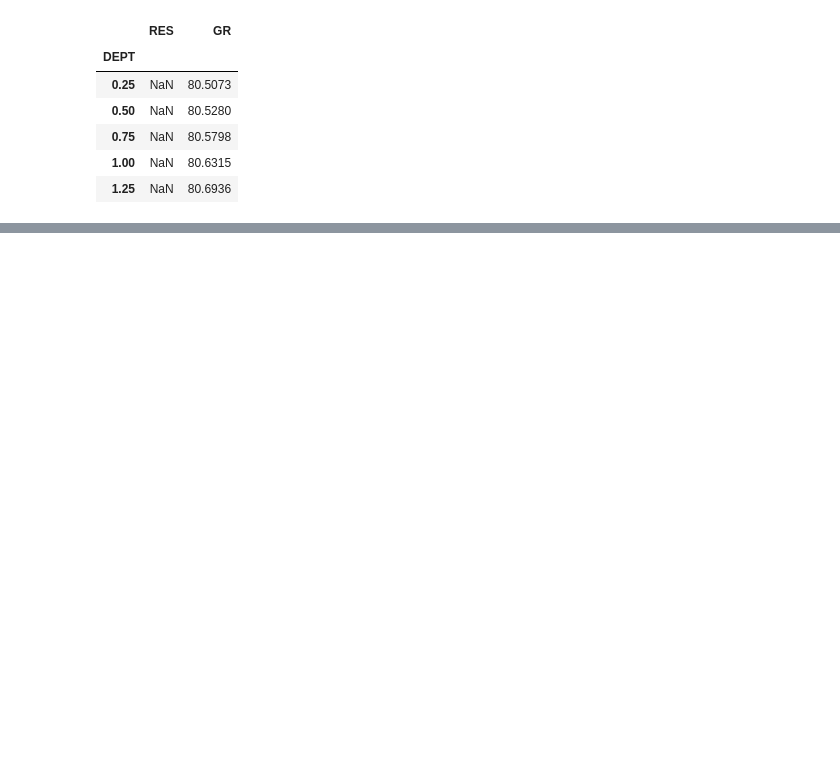
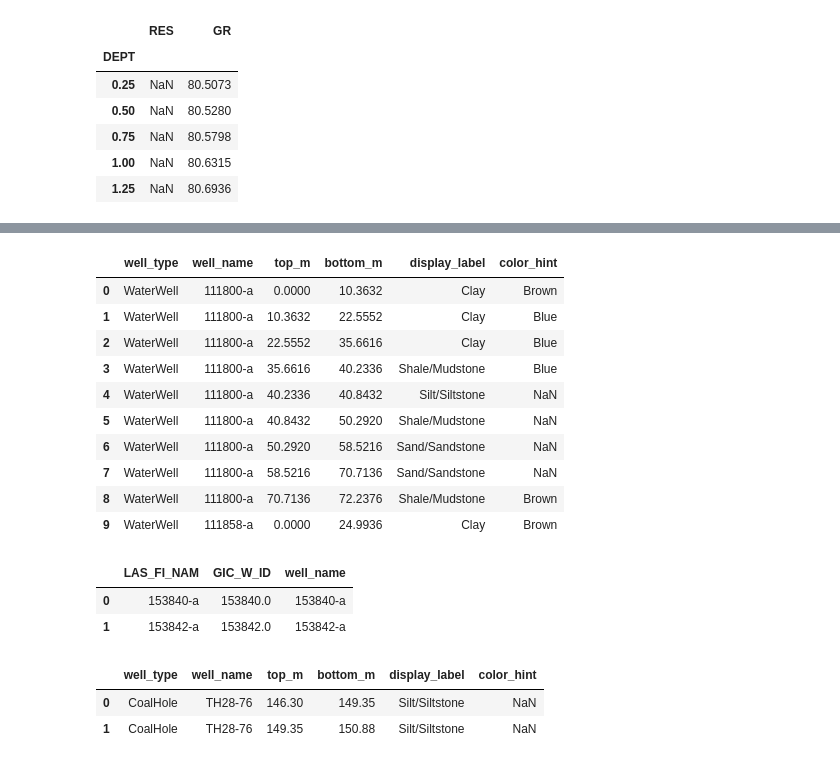
Before and after one commit to emgeolab/alberta_atem, a Jupyter notebook: notebooks/well_inversion_comparison.ipynb, the cells around one changed output, grey strips where cells are left out. Drawn from its saved outputs; the diff is of its cells as text; code cells hidden in the pictures; blank space fills up the shorter version.

Commit message:
Well lithology analysis

```diff
--- a/notebooks/well_inversion_comparison.ipynb
+++ b/notebooks/well_inversion_comparison.ipynb
@@ -359,0 +225,9 @@ def load_well_las(well_name, well_type):
+# %%
+# Water well collar data (well name and ID)
+water_collar_df = gpd.read_file(water_collar_path)[
+    ["LAS_FI_NAM", "GIC_W_ID"]
+].copy()  # For well name
+water_collar_df["GIC_W_ID"] = pd.to_numeric(
+    water_collar_df["GIC_W_ID"], errors="coerce"
+)
+water_collar_df["well_name"] = water_collar_df["LAS_FI_NAM"].astype(str).str.strip()
@@ -359,0 +240,22 @@ def load_well_las(well_name, well_type):
+# %%
+# Water litho data
+water_lith_df = gpd.read_file(water_lith_path).copy()
+
+# Convert numeric data.
+water_lith_df["GIC_WELL_I"] = pd.to_numeric(
+    water_lith_df["GIC_WELL_I"], errors="coerce"
+)
+print(water_lith_df.head(2))
+
+# Merge litho data with collar data to get well names.
+water_lith_df = water_lith_df.merge(
+    water_collar_df[["GIC_W_ID", "well_name"]],
+    left_on="GIC_WELL_I",
+    right_on="GIC_W_ID",
+    how="left",
+)
+water_lith_df["top_m"] = pd.to_numeric(water_lith_df["FINALFROM_"], errors="coerce")
+water_lith_df["bottom_m"] = pd.to_numeric(water_lith_df["FINALTO_M"], errors="coerce")
+water_lith_df["raw_lithology"] = (
+    water_lith_df["MATERIAL"].fillna("Unknown").astype(str).str.strip()
+)
@@ -359,0 +270,24 @@ def load_well_las(well_name, well_type):
+# %%
+from tools.class_litho import classify_broad_lithology
+
+water_lith_df["display_label"] = (
+    water_lith_df["MATERIAL"].fillna("Unknown").astype(str).str.strip().apply(classify_broad_lithology)
+)
+# %%
+water_lith_df["well_type"] = "WaterWell"
+water_lith_df = water_lith_df[lithology_columns].copy()
+# %%
+# I can see
+water_lith_df.head(10)
+# %% [output]
+|  | well_type | well_name | top_m | bottom_m | display_label | color_hint |
+| 0 | WaterWell | 111800-a | 0.0000 | 10.3632 | Clay | Brown |
+| 1 | WaterWell | 111800-a | 10.3632 | 22.5552 | Clay | Blue |
+| 2 | WaterWell | 111800-a | 22.5552 | 35.6616 | Clay | Blue |
+| 3 | WaterWell | 111800-a | 35.6616 | 40.2336 | Shale/Mudstone | Blue |
+| 4 | WaterWell | 111800-a | 40.2336 | 40.8432 | Silt/Siltstone | NaN |
+| 5 | WaterWell | 111800-a | 40.8432 | 50.2920 | Shale/Mudstone | NaN |
+| 6 | WaterWell | 111800-a | 50.2920 | 58.5216 | Sand/Sandstone | NaN |
+| 7 | WaterWell | 111800-a | 58.5216 | 70.7136 | Sand/Sandstone | NaN |
+| 8 | WaterWell | 111800-a | 70.7136 | 72.2376 | Shale/Mudstone | Brown |
+| 9 | WaterWell | 111858-a | 0.0000 | 24.9936 | Clay | Brown |
@@ -359,0 +402,12 @@ def load_well_las(well_name, well_type):
+# %%
+water_collar_df.head(2)
+# %% [output]
+|  | LAS_FI_NAM | GIC_W_ID | well_name |
+| 0 | 153840-a | 153840.0 | 153840-a |
+| 1 | 153842-a | 153842.0 | 153842-a |
+# %%
+coal_lith_df.head(2)
+# %% [output]
+|  | well_type | well_name | top_m | bottom_m | display_label | color_hint |
+| 0 | CoalHole | TH28-76 | 146.30 | 149.35 | Silt/Siltstone | NaN |
+| 1 | CoalHole | TH28-76 | 149.35 | 150.88 | Silt/Siltstone | NaN |
```
Also changed, not shown: parts of 30 cells of this notebook, 4 other files.
